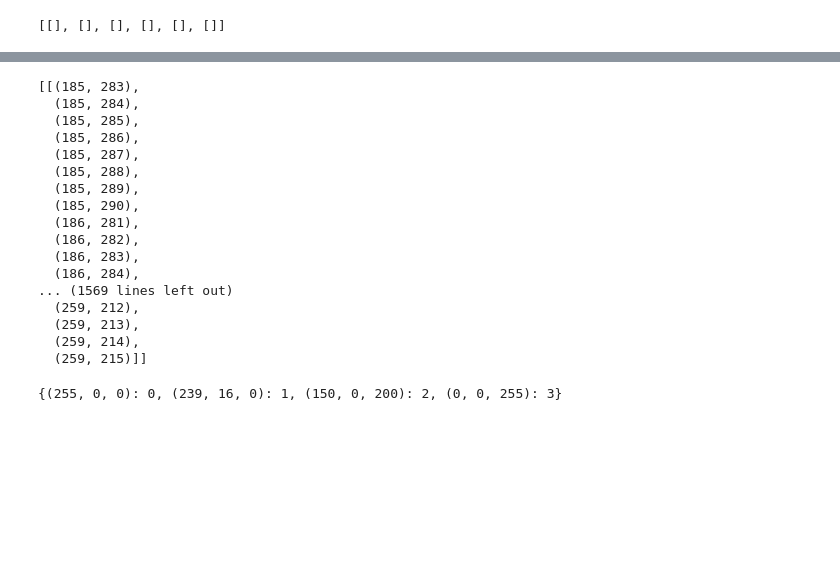
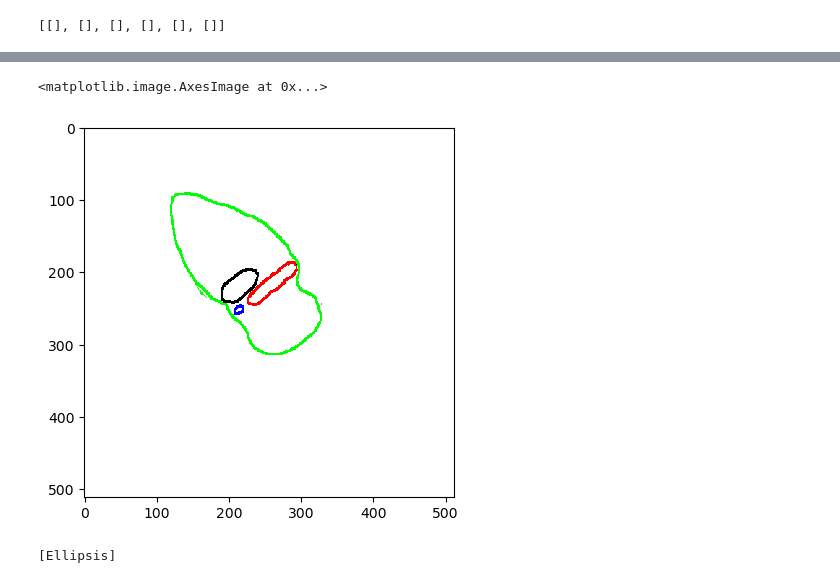
Before and after one commit to shbatgh/Terra, a Jupyter notebook: GermariumTracker.ipynb, the cells around one changed output, grey strips where cells are left out. Cells and saved outputs as stored; diff of their text form; code cells hidden in the pictures; blank space fills up the shorter version.

Commit message:
Added cell tracking along slices and timesteps

```diff
--- a/GermariumTracker.ipynb
+++ b/GermariumTracker.ipynb
@@ -94,0 +17,19 @@ KeyError: 'some_label'
+# %%
+from PIL import Image
+import numpy as np
+
+# Load the image
+img = Image.open(test_image_path)
+
+# Convert the image to RGB
+img = img.convert('RGB')
+
+# Convert the image to a numpy array
+img_array = np.array(img)
+
+# Apply thresholding to each color channel
+for i in range(3):  # For each color channel
+    img_array[..., i] = np.where(img_array[..., i] > np.mean(img_array[..., i]), 255, 0)
+
+# Convert the numpy array back to an image
+img_thresholded = Image.fromarray(np.uint8(img_array))
@@ -200,5 +126,27 @@ centers[0]
 compare_image = t1[11]
 compare_image = iio.imread(compare_image)
 compare_image = compare_image[:, :, :3]
+# %%
+from PIL import Image
+import numpy as np
+
+# Load the image
+img = Image.open('t1/12.png')
+
+# Convert the image to RGB
+img = img.convert('RGB')
+
+# Convert the image to a numpy array
+img_array = np.array(img)
+
+# Apply thresholding to each color channel
+for i in range(3):  # For each color channel
+    img_array[..., i] = np.where(img_array[..., i] > np.mean(img_array[..., i]), 255, 0)
+
+# Convert the numpy array back to an image
+img_thresholded = Image.fromarray(np.uint8(img_array))
+# %%
+compare_image = img_thresholded
+compare_image = np.array(compare_image)
 # %%
 color_to_label
@@ -266,26 +207,6 @@ for x in range(height):
             continue
         label = color_to_label[color]
         cells2[label].append(tuple((x, y)))
-# %%
-cells2
-# %% [output]
-[[(185, 283),
-  (185, 284),
-  (185, 285),
-  (185, 286),
-  (185, 287),
-  (185, 288),
-  (185, 289),
-  (185, 290),
-  (186, 281),
-  (186, 282),
-  (186, 283),
-  (186, 284),
-... (1569 lines left out)
-  (259, 212),
-  (259, 213),
-  (259, 214),
-  (259, 215)]]
 # %%
 centers2 = []
 for arr in cells2:
@@ -297,7 +218,8 @@ for arr in cells2:
 
     center = tuple(x/count for x in total)
     centers2.append(center)
-# %%
-color_to_label
-# %% [output]
-{(255, 0, 0): 0, (239, 16, 0): 1, (150, 0, 200): 2, (0, 0, 255): 3}
+# %%
+plt.imshow(compare_image, cmap='gray', interpolation='none')
+# %% [output]
+<matplotlib.image.AxesImage at 0x...>
+[figure, added]
@@ -303,0 +300,4 @@ color_to_label
+# %%
+centers
+# %% [output]
+[Ellipsis]
```
Also changed, not shown: parts of 74 cells of this notebook, 2 other files.
